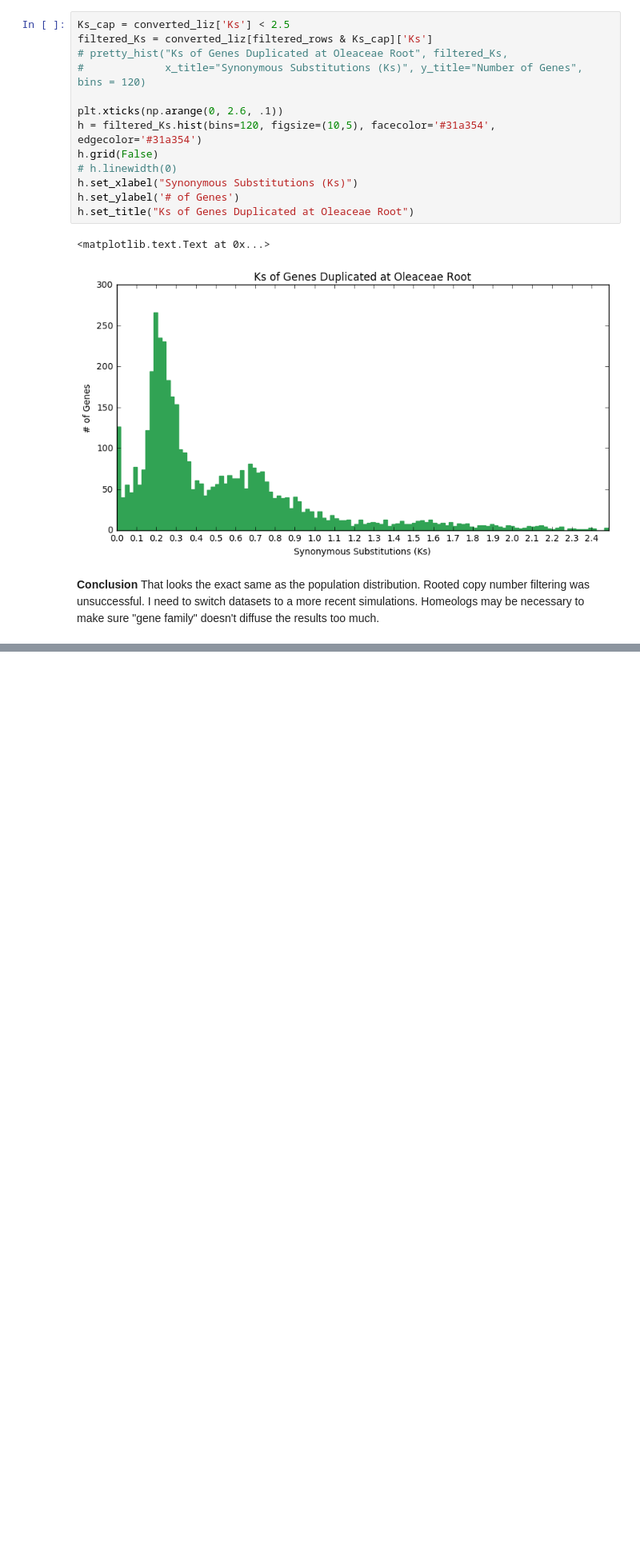
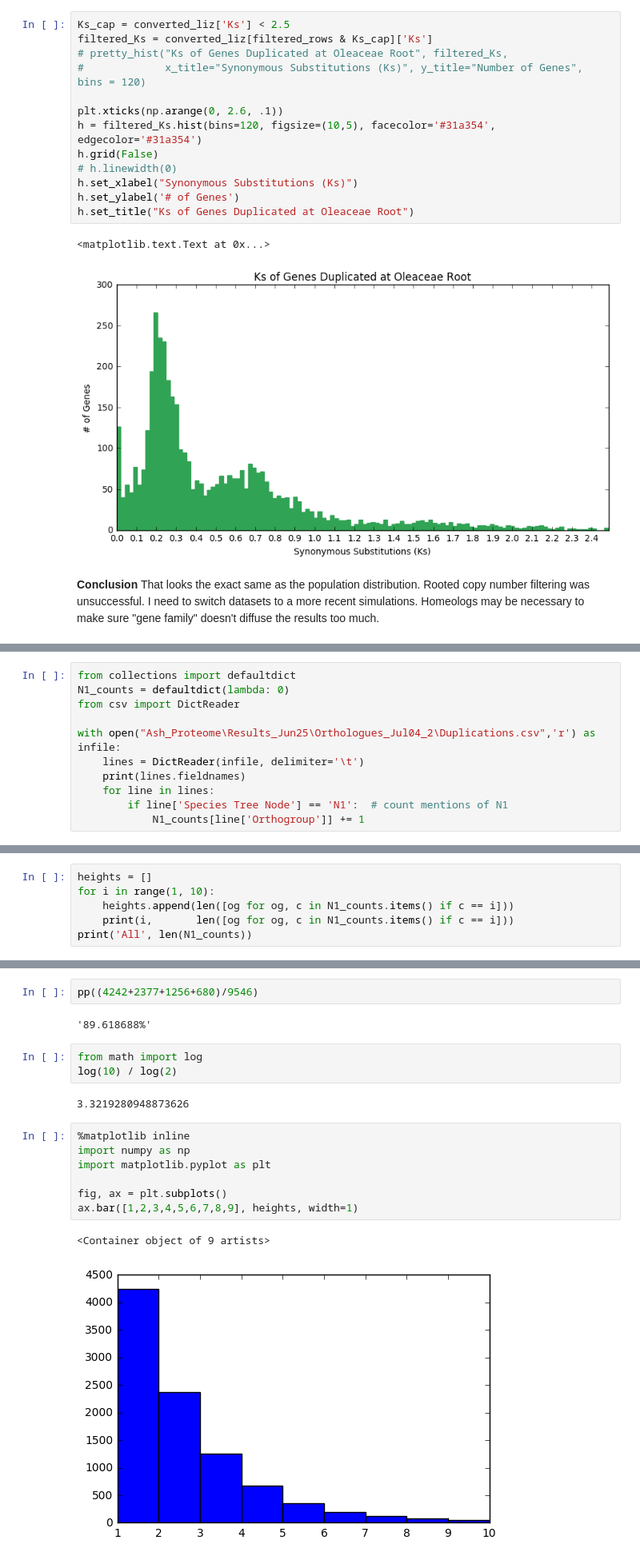
Before and after one commit to josiahseaman/DNA_Duplications, a Jupyter notebook: Homeologs_Analysis.ipynb, the cells around one changed output, grey strips where cells are left out. Shown at 80% size. Cells and saved outputs as stored; diff of their text form; blank space fills up the shorter version.

```diff
--- a/Homeologs_Analysis.ipynb
+++ b/Homeologs_Analysis.ipynb
@@ -286,0 +289,11 @@ h.set_title("Ks of Genes Duplicated at Oleaceae Root")
+# %%
+from collections import defaultdict
+N1_counts = defaultdict(lambda: 0)
+from csv import DictReader
+
+with open("Ash_Proteome\Results_Jun25\Orthologues_Jul04_2\Duplications.csv",'r') as infile:
+    lines = DictReader(infile, delimiter='\t')
+    print(lines.fieldnames)
+    for line in lines:
+        if line['Species Tree Node'] == 'N1':  # count mentions of N1
+            N1_counts[line['Orthogroup']] += 1
@@ -286,0 +302,6 @@ h.set_title("Ks of Genes Duplicated at Oleaceae Root")
+# %%
+heights = []
+for i in range(1, 10):
+    heights.append(len([og for og, c in N1_counts.items() if c == i]))
+    print(i,       len([og for og, c in N1_counts.items() if c == i]))
+print('All', len(N1_counts))
@@ -286,0 +319,19 @@ h.set_title("Ks of Genes Duplicated at Oleaceae Root")
+# %%
+pp((4242+2377+1256+680)/9546)
+# %% [output]
+'89.618688%'
+# %%
+from math import log
+log(10) / log(2)
+# %% [output]
+3.3219280948873626
+# %%
+%matplotlib inline
+import numpy as np
+import matplotlib.pyplot as plt
+
+fig, ax = plt.subplots()
+ax.bar([1,2,3,4,5,6,7,8,9], heights, width=1)
+# %% [output]
+<Container object of 9 artists>
+[figure, added]
```
Also changed, not shown: parts of 35 cells of this notebook, 5 other files.
